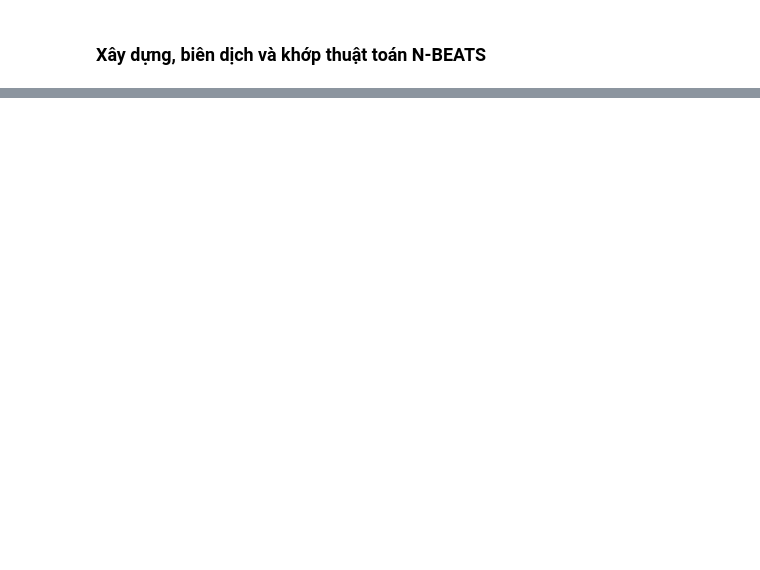
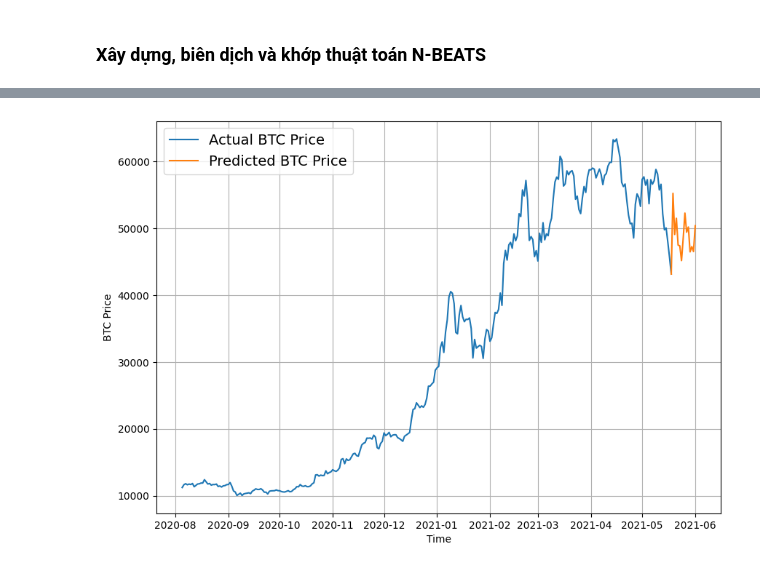
Before and after one commit to namtoptall/DataScience, a Jupyter notebook: bitcoin_time_series_forecasting.ipynb, the cells around one changed output, grey strips where cells are left out. Cells and saved outputs as stored; diff of their text form; code cells hidden in the pictures; blank space fills up the shorter version.

```diff
--- a/bitcoin_time_series_forecasting.ipynb
+++ b/bitcoin_time_series_forecasting.ipynb
@@ -1091,0 +1325,3 @@ model_7_results
+# %%
+# Có bao nhiêu bước để dự đoán tương lai?
+INTO_FUTURE = 14 # vì dữ liệu Bitcoin là dữ liệu hàng ngày, để trong 14 ngày
@@ -1091,0 +1355,8 @@ model_7_results
+# %%
+# Đưa ra dự báo về giá Bitcoin tương lai
+# Lưu ý: nếu bạn đọc điều này ở một thời gian sau đó, có thể bạn đang ở tương lai, vì vậy dự báo
+# mà chúng ta đang thực hiện có thể không thực sự là dự báo, nếu đúng như vậy, hãy điều chỉnh lại dữ liệu huấn luyện.
+future_forecast = make_future_forecast(values=y_all,
+                                       model=model_9,
+                                       into_future=INTO_FUTURE,
+                                       window_size=WINDOW_SIZE)
@@ -1091,0 +1381,21 @@ model_7_results
+# %%
+def get_future_dates(start_date, into_future, offset=1):
+  """
+  Trả về mảng các giá trị ngày giờ trong phạm vi từ start_date đến start_date+horizon.
+
+  start_date: ngày bắt đầu phạm vi (np.datetime64)
+  into_future: số ngày cần thêm vào start date cho phạm vi (int)
+  offset: số ngày cần bù start_date theo (mặc định 1)
+  """
+  start_date = start_date + np.timedelta64(offset, "D") # chỉ định start date, "D" là viết tắt của day
+  end_date = start_date + np.timedelta64(into_future, "D") # chỉ định end date
+  return np.arange(start_date, end_date, dtype="datetime64[D]") # trả về phạm vi ngày giữa start date và end date
+# %%
+# Last timestep của timesteps (hiện ở định dạng np.datetime64)
+last_timestep = bitcoin_prices.index[-1]
+# Tới hai tuần tiếp theo của timesteps
+next_time_steps = get_future_dates(start_date=last_timestep,
+                                   into_future=INTO_FUTURE)
+next_time_steps = np.insert(next_time_steps, 0, last_timestep)
+future_forecast = np.insert(future_forecast, 0, btc_price[-1])
+next_time_steps, future_forecast
@@ -1091,0 +1410,7 @@ model_7_results
+# %%
+# Lập biểu đồ dự đoán giá Bitcoin tương lai
+plt.figure(figsize=(10, 7))
+plot_time_series(bitcoin_prices.index, btc_price, start=2500, format="-", label="Actual BTC Price")
+plot_time_series(next_time_steps, future_forecast, format="-", label="Predicted BTC Price")
+# %% [output]
+[figure, added]
```
Also changed, not shown: parts of 38 cells of this notebook.
